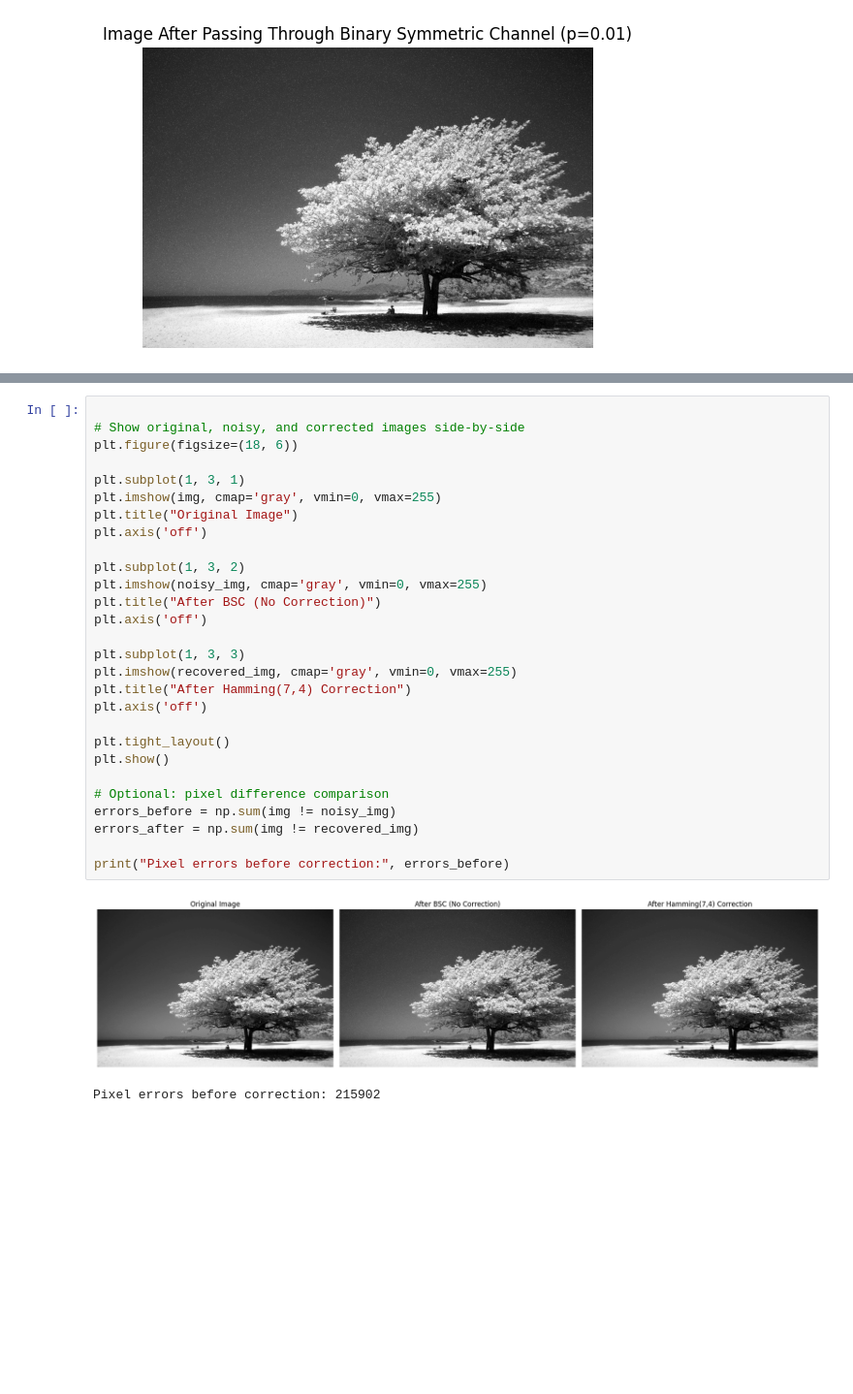
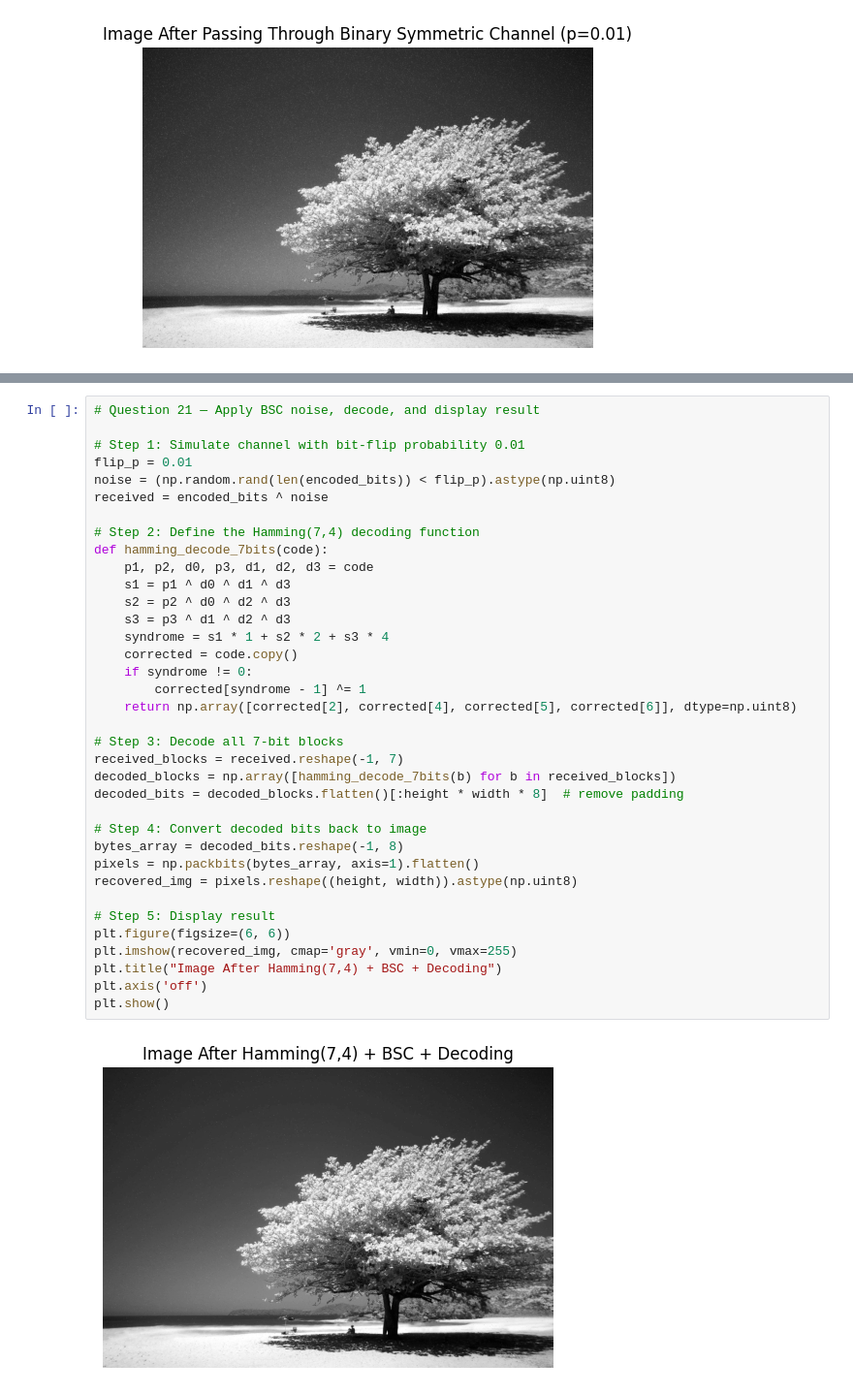
Before and after one commit to Azzagal/ICT-project-2, a Jupyter notebook: s203724s204896.ipynb, the cells around one changed output, grey strips where cells are left out. Shown: that part at 97% size. Drawn from its saved outputs; the diff is of its cells as text; blank space fills up the shorter version.

Commit message:
question 20 and 21

```diff
--- a/s203724s204896.ipynb
+++ b/s203724s204896.ipynb
@@ -661,31 +602,38 @@ encoded_bits = encoded_blocks.flatten()
-# %%
-
-# Show original, noisy, and corrected images side-by-side
-plt.figure(figsize=(18, 6))
-
-plt.subplot(1, 3, 1)
-plt.imshow(img, cmap='gray', vmin=0, vmax=255)
-plt.title("Original Image")
-plt.axis('off')
-
-plt.subplot(1, 3, 2)
-plt.imshow(noisy_img, cmap='gray', vmin=0, vmax=255)
-plt.title("After BSC (No Correction)")
-plt.axis('off')
-
-plt.subplot(1, 3, 3)
-plt.imshow(recovered_img, cmap='gray', vmin=0, vmax=255)
-plt.title("After Hamming(7,4) Correction")
-plt.axis('off')
-
-plt.tight_layout()
-plt.show()
-
-# Optional: pixel difference comparison
-errors_before = np.sum(img != noisy_img)
-errors_after = np.sum(img != recovered_img)
-
-print("Pixel errors before correction:", errors_before)
-# %% [output]
-[figure, removed]
-Pixel errors before correction: 215902
+# %%
+# Question 21 — Apply BSC noise, decode, and display result
+
+# Step 1: Simulate channel with bit-flip probability 0.01
+flip_p = 0.01
+noise = (np.random.rand(len(encoded_bits)) < flip_p).astype(np.uint8)
+received = encoded_bits ^ noise
+
+# Step 2: Define the Hamming(7,4) decoding function
+def hamming_decode_7bits(code):
+    p1, p2, d0, p3, d1, d2, d3 = code
+    s1 = p1 ^ d0 ^ d1 ^ d3
+    s2 = p2 ^ d0 ^ d2 ^ d3
+    s3 = p3 ^ d1 ^ d2 ^ d3
+    syndrome = s1 * 1 + s2 * 2 + s3 * 4
+    corrected = code.copy()
+    if syndrome != 0:
+        corrected[syndrome - 1] ^= 1
+    return np.array([corrected[2], corrected[4], corrected[5], corrected[6]], dtype=np.uint8)
+
+# Step 3: Decode all 7-bit blocks
+received_blocks = received.reshape(-1, 7)
+decoded_blocks = np.array([hamming_decode_7bits(b) for b in received_blocks])
+decoded_bits = decoded_blocks.flatten()[:height * width * 8]  # remove padding
+
+# Step 4: Convert decoded bits back to image
+bytes_array = decoded_bits.reshape(-1, 8)
+pixels = np.packbits(bytes_array, axis=1).flatten()
+recovered_img = pixels.reshape((height, width)).astype(np.uint8)
+
+# Step 5: Display result
+plt.figure(figsize=(6, 6))
+plt.imshow(recovered_img, cmap='gray', vmin=0, vmax=255)
+plt.title("Image After Hamming(7,4) + BSC + Decoding")
+plt.axis('off')
+plt.show()
+# %% [output]
+[figure, added]
```
Also changed, not shown: parts of 1 cell of this notebook.
